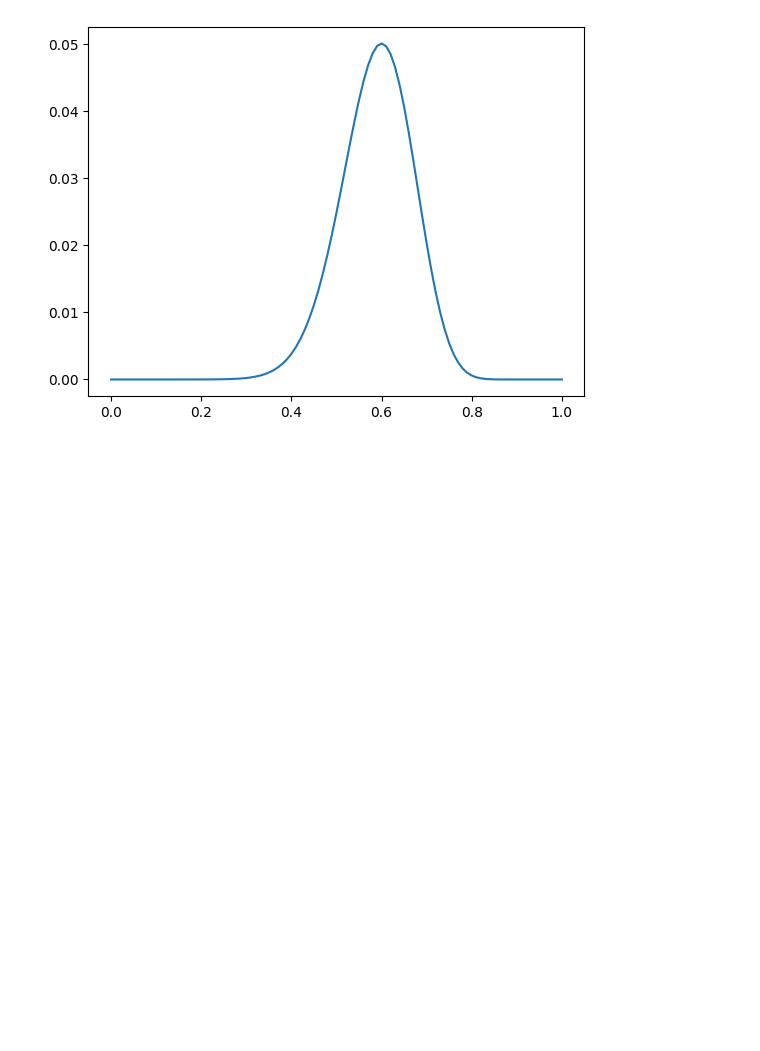
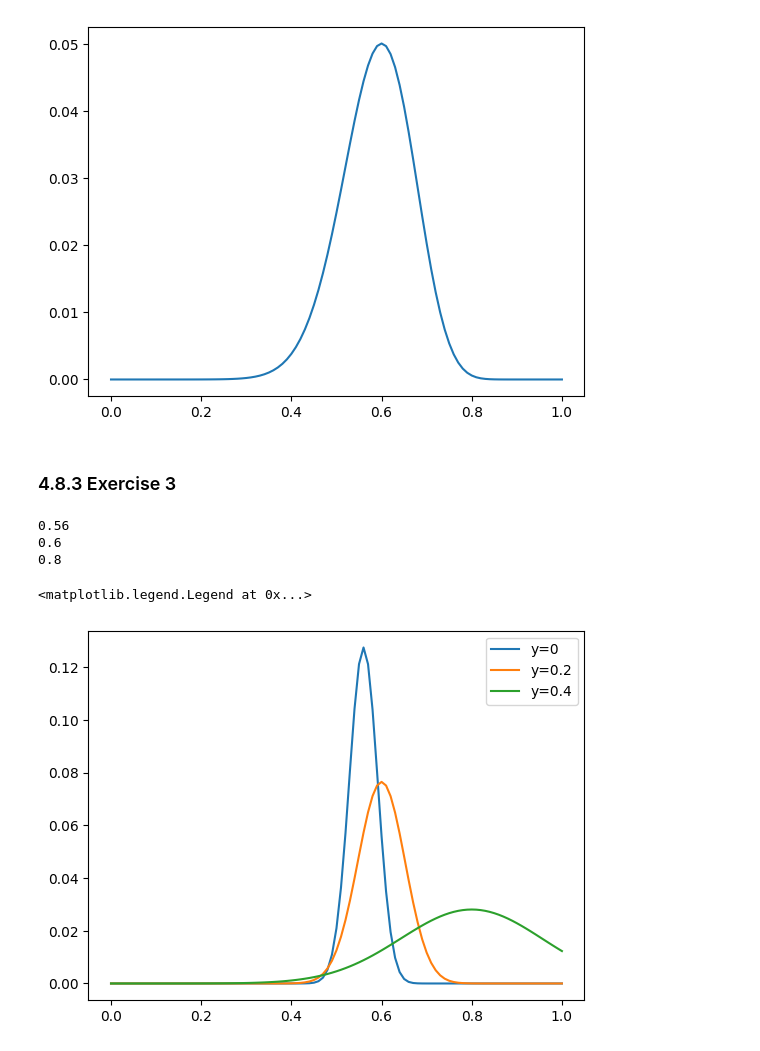
Before and after one commit to Xupeiyi/think-bayes, a Jupyter notebook: chapter4.ipynb, the cells around one changed output. Saved outputs shown, nothing was run; the diff lists cells and outputs as text; code cells hidden in the pictures; blank space fills up the shorter version.

Commit message:
finished exercise 4.8.3

```diff
--- a/chapter4.ipynb
+++ b/chapter4.ipynb
@@ -143,3 +143,26 @@ print(posterior.max_prob())
 # %% [output]
 0.6
 [figure]
+# %% [markdown]
+### 4.8.3 Exercise 3
+# %%
+hypos = np.linspace(0, 1, 101)
+prior = Pmf(1/len(hypos), hypos)
+
+for y in [0, 0.2, 0.4]:
+
+    posterior = prior.copy()
+    likelihood = binom.pmf(140, 250, hypos + y - 2*y*hypos)
+    posterior *= likelihood
+    posterior.normalize()
+
+    posterior.plot(label=f'y={y}')
+    print(posterior.max_prob())
+
+plt.legend()
+# %% [output]
+0.56
+0.6
+0.8
+<matplotlib.legend.Legend at 0x...>
+[figure, added]
```
